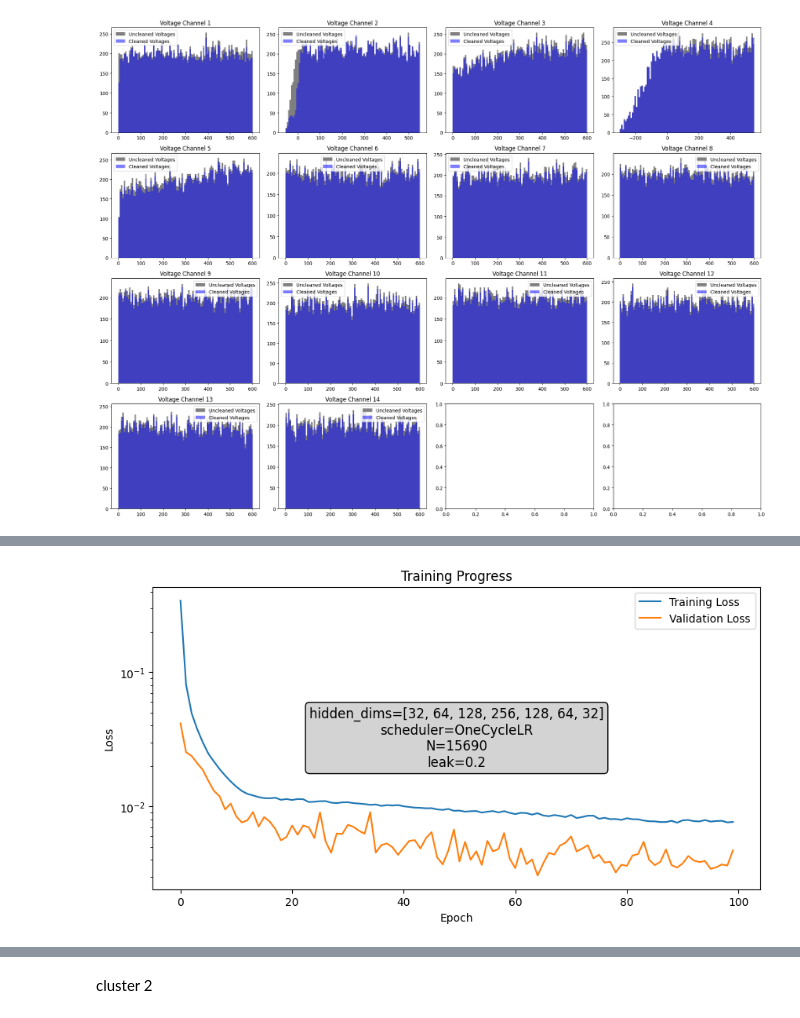
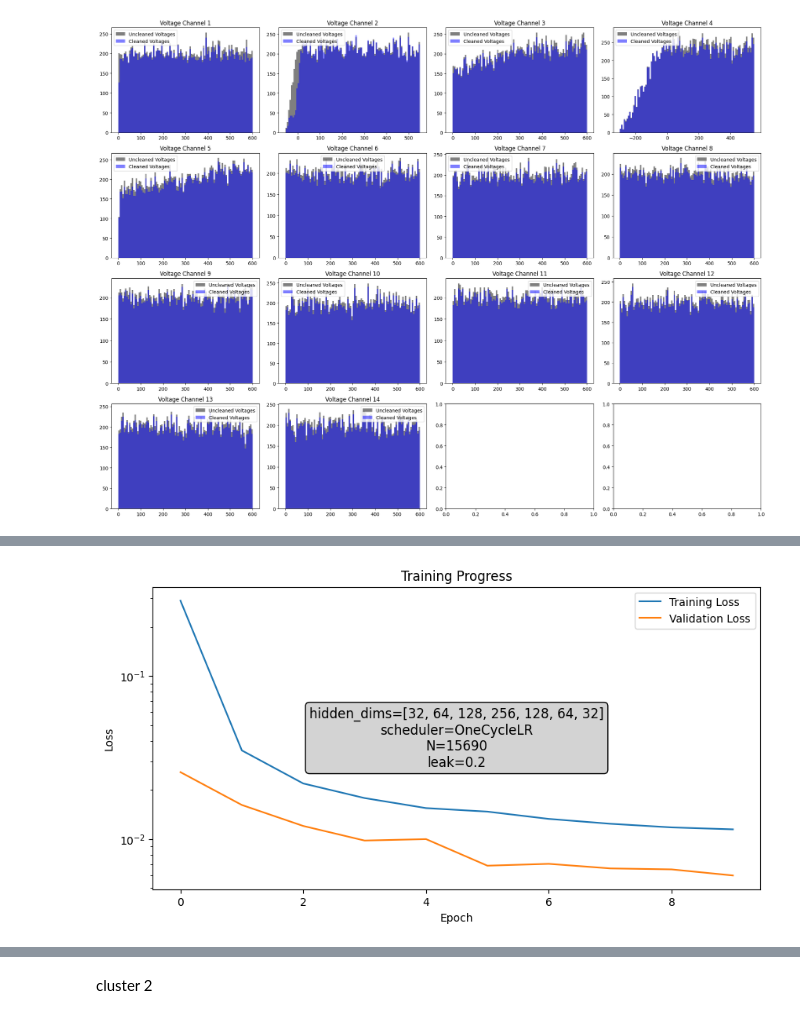
Before and after one commit to larrywu7/electron_optics, a Jupyter notebook: electron_optics_map_seperate_params.ipynb, the cells around one changed output, grey strips where cells are left out. Drawn from its saved outputs; the diff is of its cells as text; code cells hidden in the pictures.

```diff
--- a/electron_optics_map_seperate_params.ipynb
+++ b/electron_optics_map_seperate_params.ipynb
@@ -30,7 +30,7 @@ voltages, output_values =load_data(['parallel_test_model_data.csv','test_model_d
 # Create and train model
 predictor1 = ElectronOpticsPredictor(input_dim=n_voltages, output_dim=n_output_values,leak=0.2)
 print("Training model...")
-predictor1.train(voltages, output_values, epochs=100, verbose=True,weight_name='best_model1.pth')
+predictor1.train(voltages, output_values, epochs=10, verbose=True,weight_name='best_model1.pth')
 # %% [output]
 Using device: mps
 Training model...
@@ -39,4 +39,4 @@ Training completed. Best validation loss: 0.003062
-[figure, old version]
+[figure, new version]
 # %%
 _,_,all_predictions, all_true_values =plot_inference_comparison(predictor1,n_samples=10,subplot_shape=(1,2))
 # %% [output]
```
Also changed, not shown: parts of 9 cells of this notebook, 8 other files.
